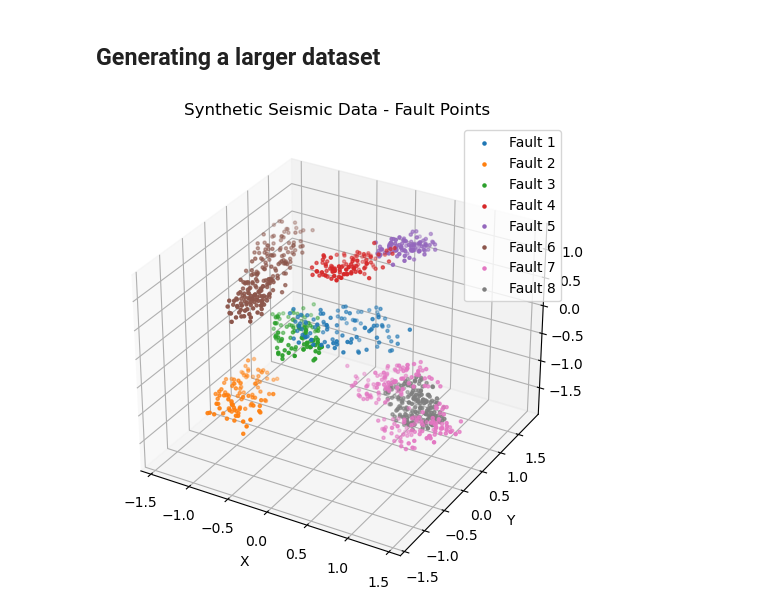
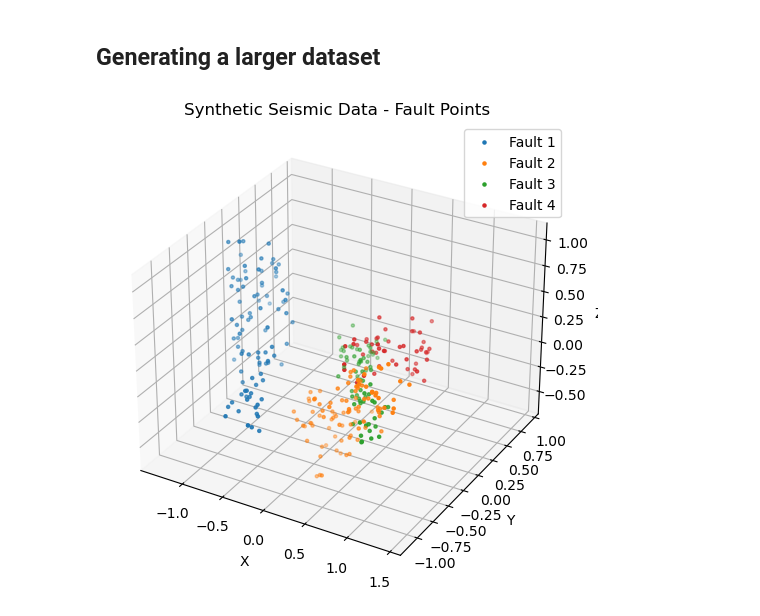
Before and after one commit to samhouliston/DSL_Quake_Fault_Reconstruction, a Jupyter notebook: synthetics/synthetics_python.ipynb, the cells around one changed output. Saved outputs shown, nothing was run; the diff lists cells and outputs as text; code cells hidden in the pictures.

```diff
--- a/synthetics/synthetics_python.ipynb
+++ b/synthetics/synthetics_python.ipynb
@@ -443,8 +588,9 @@ multi_static_plot_better(fault_points_list, fault_metadata_list, show_plane=True
 # %% [markdown]
 ## Generating a larger dataset
 # %%
-fault_points_list = generate_dataset(n_simple_faults=5, n_bent_faults= 4, n_structures= 0, VERBOSE=False)
+fault_points_list = generate_dataset(n_simple_faults=0, n_bent_faults=2, n_cross_faults=0, n_Y_faults=1, n_parallel_faults=1, n_structures=0, VERBOSE=False)
 
 multi_static_plot_better(fault_points_list, None, show_plane=False, show_axes=False)
+multi_interactive_plot_better(fault_points_list, None, show_plane=False, show_axes=False)
 # %% [output]
-[figure, old version]
+[figure, new version]
```
Also changed, not shown: parts of 11 cells of this notebook.
